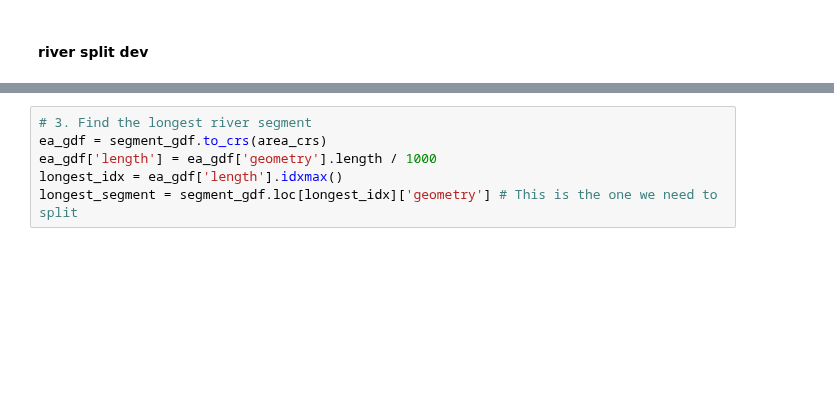
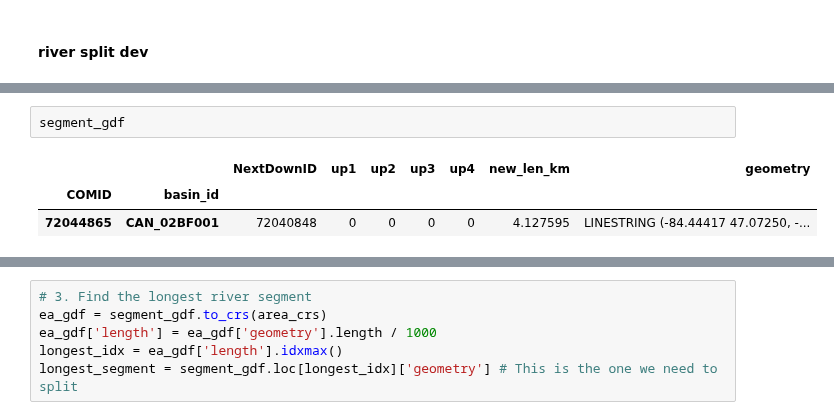
Before and after one commit to CH-Earth/camels_spat, a Jupyter notebook: 5_basin_delineation/8_distributed_shape_split_nested_polygons_and_rivers.ipynb, the cells around one changed output, grey strips where cells are left out. Saved outputs shown, nothing was run; the diff lists cells and outputs as text; blank space fills up the shorter version.

```diff
--- a/5_basin_delineation/8_distributed_shape_split_nested_polygons_and_rivers.ipynb
+++ b/5_basin_delineation/8_distributed_shape_split_nested_polygons_and_rivers.ipynb
@@ -490,3 +499,9 @@ if not len(segment_gdf) > 0:
+# %%
+segment_gdf
+# %% [output]
+|  |  | NextDownID | up1 | up2 | up3 | up4 | new_len_km | geometry |
+| COMID | basin_id |  |  |  |  |  |  |  |
+| 72044865 | CAN_02BF001 | 72040848 | 0 | 0 | 0 | 0 | 4.127595 | LINESTRING (-84.44417 47.07250, -... |
 # %%
 # 2. Perform a bunch of checks to ensure we've got this right
 segment_comid = segment_gdf.index.get_level_values(0).unique()[0]
```
Also changed, not shown: parts of 30 cells of this notebook.
